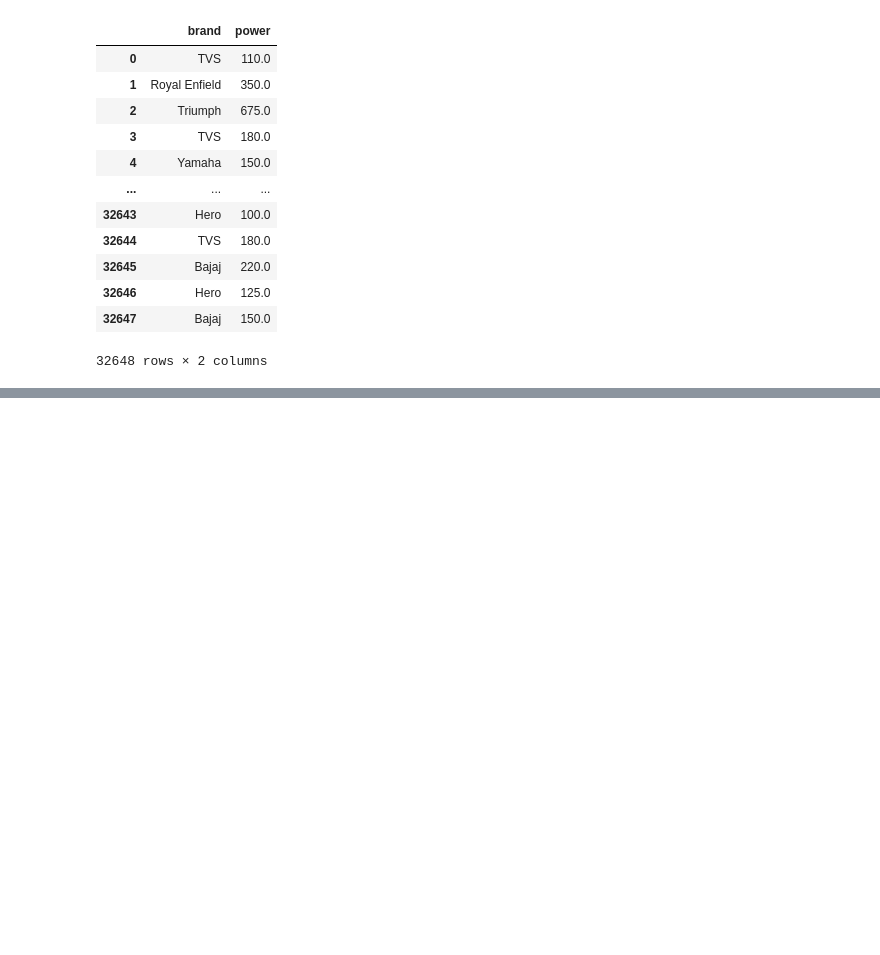
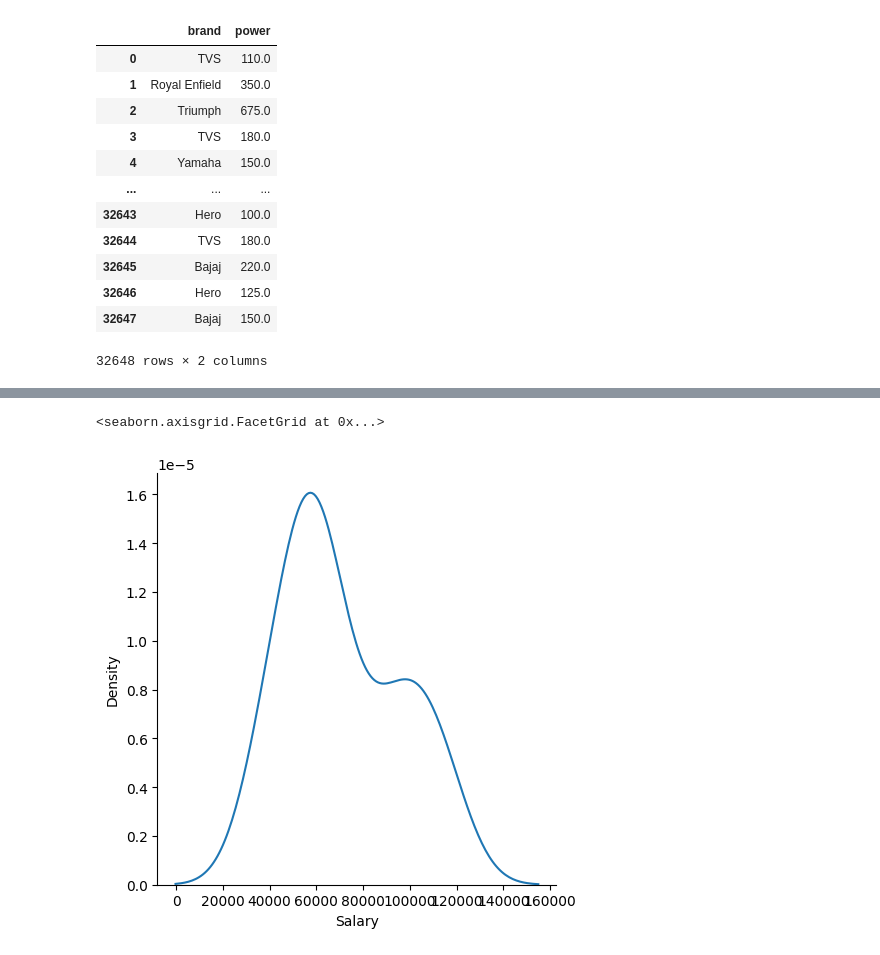
Before and after one commit to jaikrishann/Python_code, a Jupyter notebook: python module/pandas_file.ipynb, the cells around one changed output, grey strips where cells are left out. Cells and saved outputs as stored; diff of their text form; code cells hidden in the pictures; blank space fills up the shorter version.

```diff
--- a/python module/pandas_file.ipynb
+++ b/python module/pandas_file.ipynb
@@ -570,0 +995,3 @@ df[['brand','power']]
+# %%
+salary = pd.read_csv('Salary_dataset.csv')
+salary.head()
@@ -570,0 +1016,2 @@ df[['brand','power']]
+# %%
+salary.loc[27:,['Salary']] = np.nan
@@ -570,0 +1151,5 @@ df[['brand','power']]
+# %%
+sns.displot(salary['Salary'],kind='kde')
+# %% [output]
+<seaborn.axisgrid.FacetGrid at 0x...>
+[figure, added]
```
Also changed, not shown: parts of 96 cells of this notebook, 5 other files.
